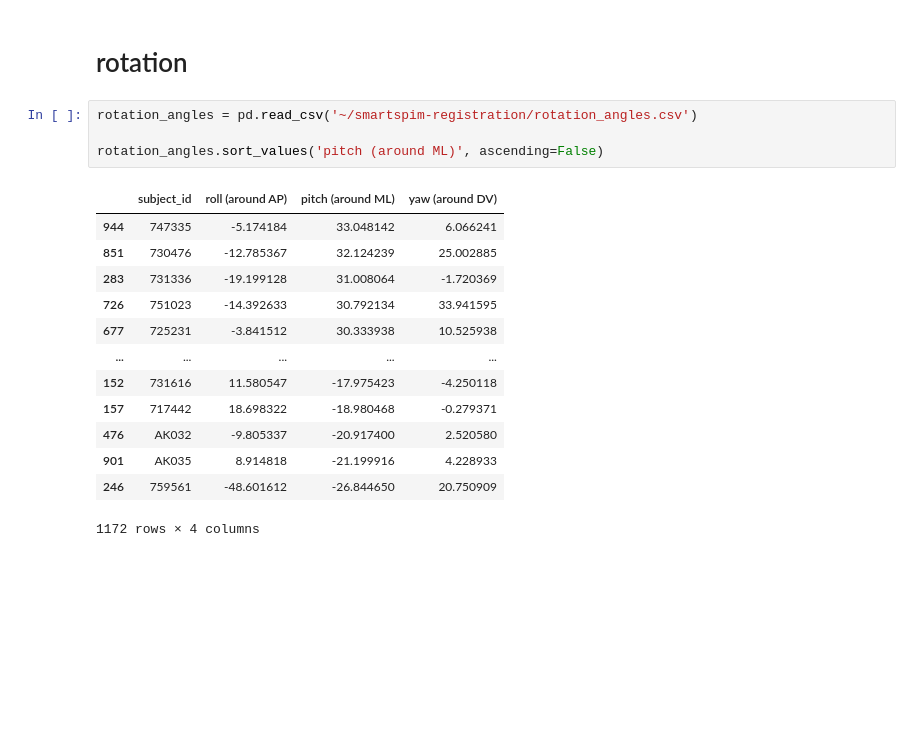
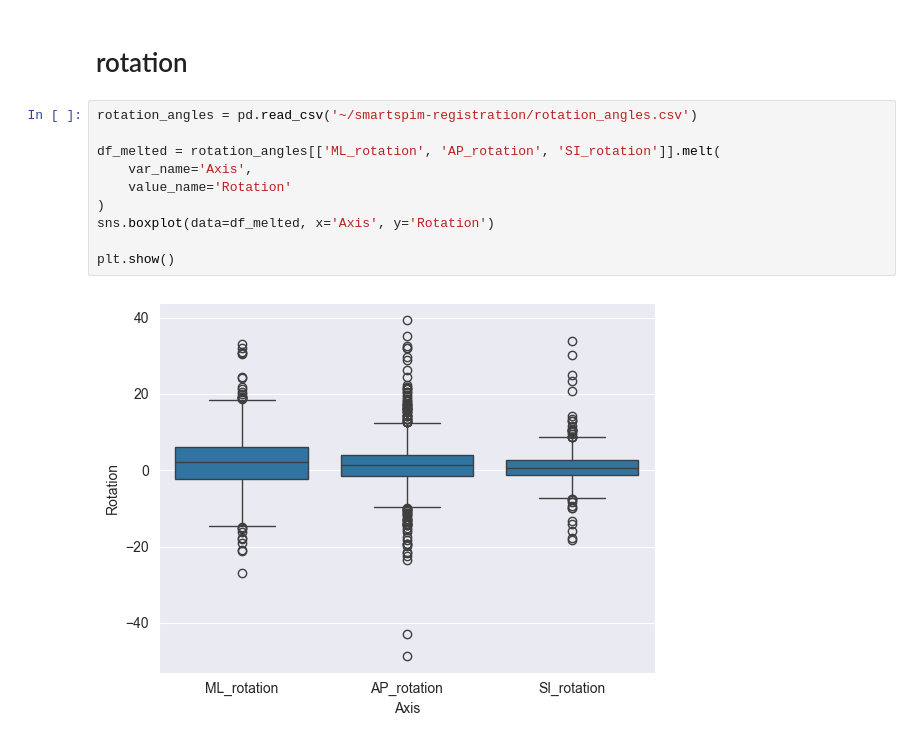
Before and after one commit to AllenInstitute/deep_ccf_registration, a Jupyter notebook: scripts/explore_scratch.ipynb, the cells around one changed output. Saved outputs shown, nothing was run; the diff lists cells and outputs as text; blank space fills up the shorter version.

```diff
--- a/scripts/explore_scratch.ipynb
+++ b/scripts/explore_scratch.ipynb
@@ -377,18 +394,12 @@ sns.histplot(bbox_dims.set_index('sid') * 16/48)
 # %%
 rotation_angles = pd.read_csv('~/smartspim-registration/rotation_angles.csv')
 
-rotation_angles.sort_values('pitch (around ML)', ascending=False)
+df_melted = rotation_angles[['ML_rotation', 'AP_rotation', 'SI_rotation']].melt(
+    var_name='Axis',
+    value_name='Rotation'
+)
+sns.boxplot(data=df_melted, x='Axis', y='Rotation')
+
+plt.show()
 # %% [output]
-|  | subject_id | roll (around AP) | pitch (around ML) | yaw (around DV) |
-| 944 | 747335 | -5.174184 | 33.048142 | 6.066241 |
-| 851 | 730476 | -12.785367 | 32.124239 | 25.002885 |
-| 283 | 731336 | -19.199128 | 31.008064 | -1.720369 |
-| 726 | 751023 | -14.392633 | 30.792134 | 33.941595 |
-| 677 | 725231 | -3.841512 | 30.333938 | 10.525938 |
-| ... | ... | ... | ... | ... |
-| 152 | 731616 | 11.580547 | -17.975423 | -4.250118 |
-| 157 | 717442 | 18.698322 | -18.980468 | -0.279371 |
-| 476 | AK032 | -9.805337 | -20.917400 | 2.520580 |
-| 901 | AK035 | 8.914818 | -21.199916 | 4.228933 |
-| 246 | 759561 | -48.601612 | -26.844650 | 20.750909 |
-1172 rows × 4 columns
+[figure, added]
```
Also changed, not shown: parts of 7 cells of this notebook, 4 other files.
